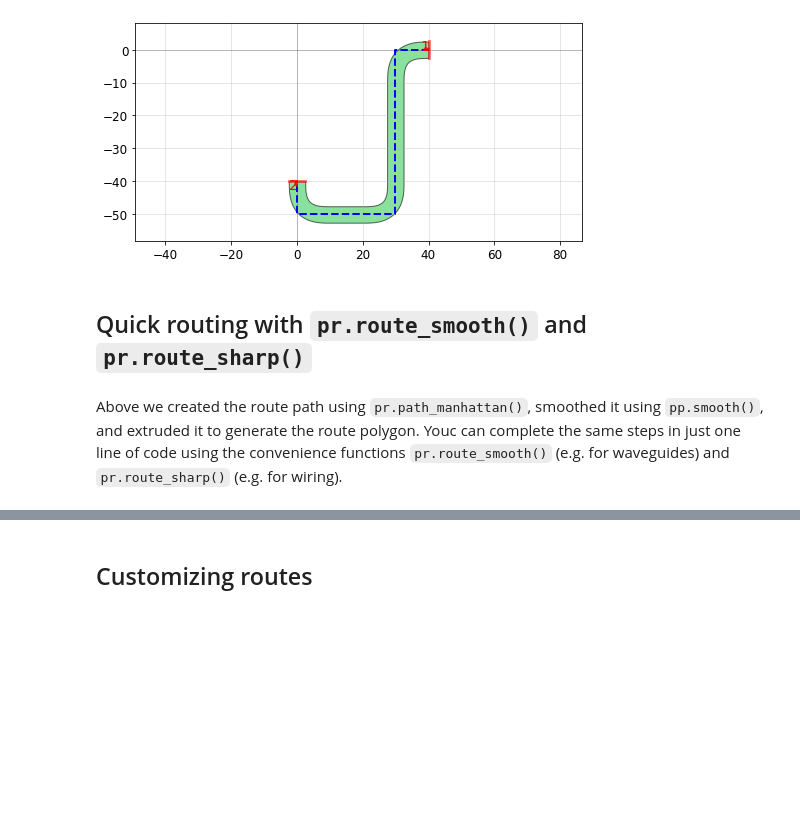
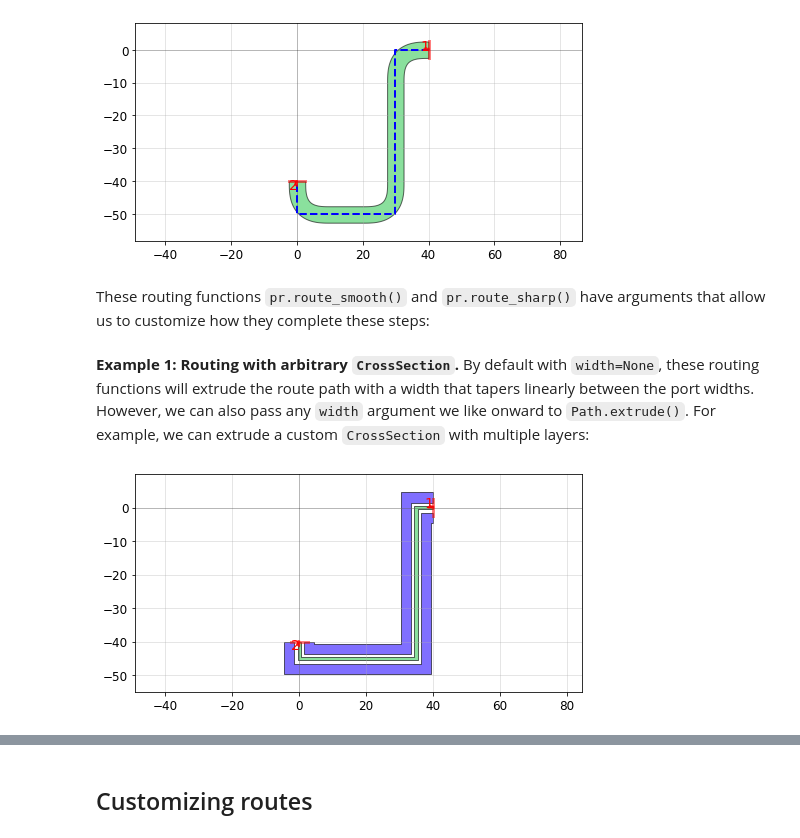
Before and after one commit to amccaugh/phidl, a Jupyter notebook: docs/tutorials/routing.ipynb, the cells around one changed output, grey strips where cells are left out. Drawn from its saved outputs; the diff is of its cells as text; code cells hidden in the pictures; blank space fills up the shorter version.

```diff
--- a/docs/tutorials/routing.ipynb
+++ b/docs/tutorials/routing.ipynb
@@ -41,7 +81,19 @@ D.add_ref(smoothed_path.extrude(X))
 qp([route_path,D])
 # %% [output]
 [figure]
-# %% [markdown]
-## Quick routing with `pr.route_smooth()` and `pr.route_sharp()`
-# %% [markdown]
-Above we created the route path using `pr.path_manhattan()`, smoothed it using `pp.smooth()`, and extruded it to generate the route polygon. Youc can complete the same steps in just one line of code using the convenience functions `pr.route_smooth()` (e.g. for waveguides) and `pr.route_sharp()` (e.g. for wiring).
+# %% [markdown]
+These routing functions `pr.route_smooth()` and `pr.route_sharp()` have arguments that allow us to customize how they complete these steps:
+# %% [markdown]
+__Example 1: Routing with arbitrary `CrossSection`.__ By default with `width=None`, these routing functions will extrude the route path with a width that tapers linearly between the port widths. However, we can also pass any `width` argument we like onward to `Path.extrude()`. For example, we can extrude a custom `CrossSection` with multiple layers:
+# %%
+D = Device()
+port1 = D.add_port(name=1, midpoint=(40,0), width=5, orientation=180)
+port2 = D.add_port(name=2, midpoint=(0, -40), width=5, orientation=270)
+X = CrossSection().add(width=1, layer=0)
+X.add(width=3,offset=3, layer=1)
+X.add(width=3, offset=-3, layer=1)
+D.add_ref(pr.route_sharp(port1, port2, path_type='manhattan', width=X))
+
+qp(D)
+# %% [output]
+[figure, added]
```
Also changed, not shown: parts of 24 cells of this notebook.
